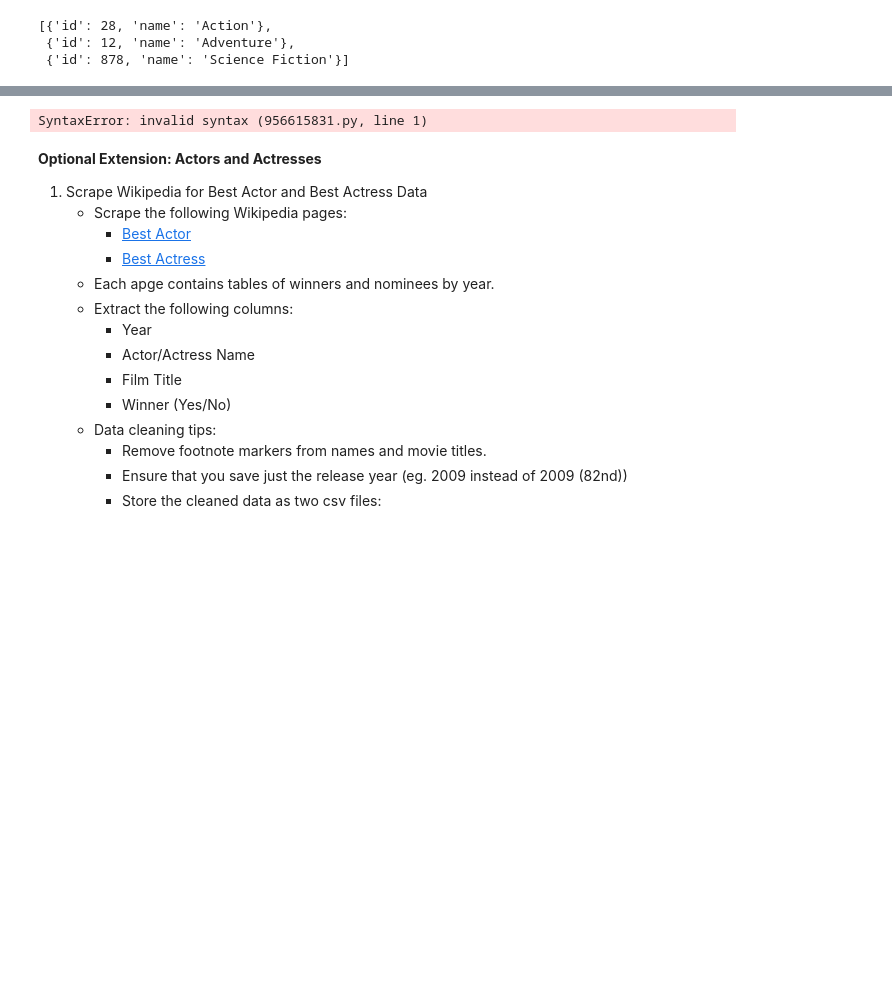
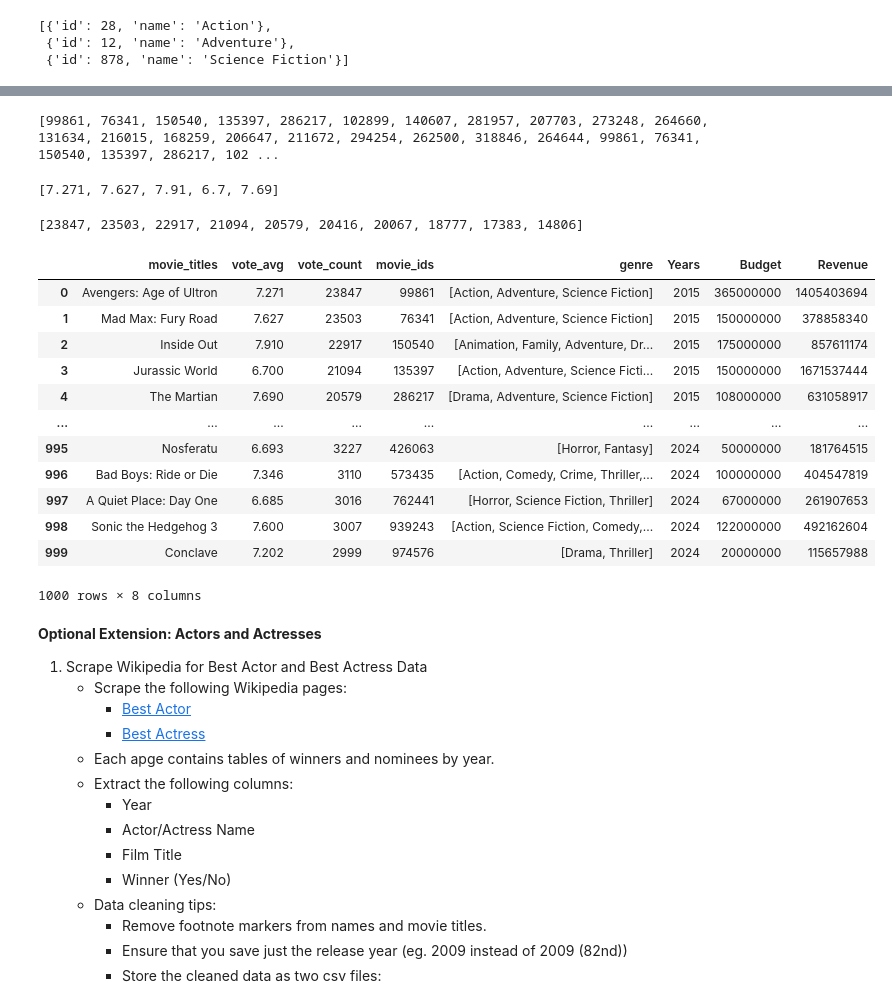
Before and after one commit to nss-data-science-cohort-9/webscraping-apis-movies-the-cranberries, a Jupyter notebook: JT_Cranberries_Movies_api.ipynb, the cells around one changed output, grey strips where cells are left out. Cells and saved outputs as stored; diff of their text form; code cells hidden in the pictures; blank space fills up the shorter version.

```diff
--- a/JT_Cranberries_Movies_api.ipynb
+++ b/JT_Cranberries_Movies_api.ipynb
@@ -196,12 +208,14 @@ res['genres']
 # %%
 movie_ids = []
-genre_ids = []
 genre_names = []
+budgets = []
+revenues = []
 
 for movie in movies:
     movie_ids.append(movie['id'])
 
 for movie_id in movie_ids:  # movie_genres is a list of genre IDs for each movie
+    #print(movie_id)
     endpoint = f'https://api.themoviedb.org/3/movie/{movie_id}'
     # Define params
     params = {
@@ -215,13 +229,50 @@ for movie_id in movie_ids:  # movie_genres is a list of genre IDs for each movie
 
       # Extract genre_ids and genres
     genre_names.append([genre['name'] for genre in res['genres']])
-
+    budgets.append(res['budget'])
+    revenues.append(res['revenue'])
 
     # Sleep before next API call - fixed indentation to be inside the inner loop
     time.sleep(0.25)
-
-print(genre_names)
-# %%
-tmbd id
-# %% [output]
-SyntaxError: invalid syntax (956615831.py, line 1)
+# %%
+print(movie_ids)
+# %% [output]
+[99861, 76341, 150540, 135397, 286217, 102899, 140607, 281957, 207703, 273248, 264660, 131634, 216015, 168259, 206647, 211672, 294254, 262500, 318846, 264644, 99861, 76341, 150540, 135397, 286217, 102 ...
+# %%
+vote_avg = [d['vote_average'] for d in movies]
+vote_avg[:5]
+# %% [output]
+[7.271, 7.627, 7.91, 6.7, 7.69]
+# %%
+vote_ct = [d['vote_count'] for d in movies]
+vote_ct[:10]
+# %% [output]
+[23847, 23503, 22917, 21094, 20579, 20416, 20067, 18777, 17383, 14806]
+# %%
+movies_tmdb = pd.DataFrame(
+    # naming the new columns and inputting the list data from collections
+    {'movie_titles': movie_titles,
+     'vote_avg': vote_avg,
+     'vote_count': vote_ct,
+     'movie_ids' : movie_ids,
+     'genre' : genre_names,
+     'Years' : years,
+     'Budget': budgets,
+     'Revenue': revenues
+
+     })
+movies_tmdb
+# %% [output]
+|  | movie_titles | vote_avg | vote_count | movie_ids | genre | Years | Budget | Revenue |
+| 0 | Avengers: Age of Ultron | 7.271 | 23847 | 99861 | [Action, Adventure, Science Fiction] | 2015 | 365000000 | 1405403694 |
+| 1 | Mad Max: Fury Road | 7.627 | 23503 | 76341 | [Action, Adventure, Science Fiction] | 2015 | 150000000 | 378858340 |
+| 2 | Inside Out | 7.910 | 22917 | 150540 | [Animation, Family, Adventure, Dr... | 2015 | 175000000 | 857611174 |
+| 3 | Jurassic World | 6.700 | 21094 | 135397 | [Action, Adventure, Science Ficti... | 2015 | 150000000 | 1671537444 |
+| 4 | The Martian | 7.690 | 20579 | 286217 | [Drama, Adventure, Science Fiction] | 2015 | 108000000 | 631058917 |
+| ... | ... | ... | ... | ... | ... | ... | ... | ... |
+| 995 | Nosferatu | 6.693 | 3227 | 426063 | [Horror, Fantasy] | 2024 | 50000000 | 181764515 |
+| 996 | Bad Boys: Ride or Die | 7.346 | 3110 | 573435 | [Action, Comedy, Crime, Thriller,... | 2024 | 100000000 | 404547819 |
+| 997 | A Quiet Place: Day One | 6.685 | 3016 | 762441 | [Horror, Science Fiction, Thriller] | 2024 | 67000000 | 261907653 |
+| 998 | Sonic the Hedgehog 3 | 7.600 | 3007 | 939243 | [Action, Science Fiction, Comedy,... | 2024 | 122000000 | 492162604 |
+| 999 | Conclave | 7.202 | 2999 | 974576 | [Drama, Thriller] | 2024 | 20000000 | 115657988 |
+1000 rows × 8 columns
```
Also changed, not shown: parts of 4 cells of this notebook.
